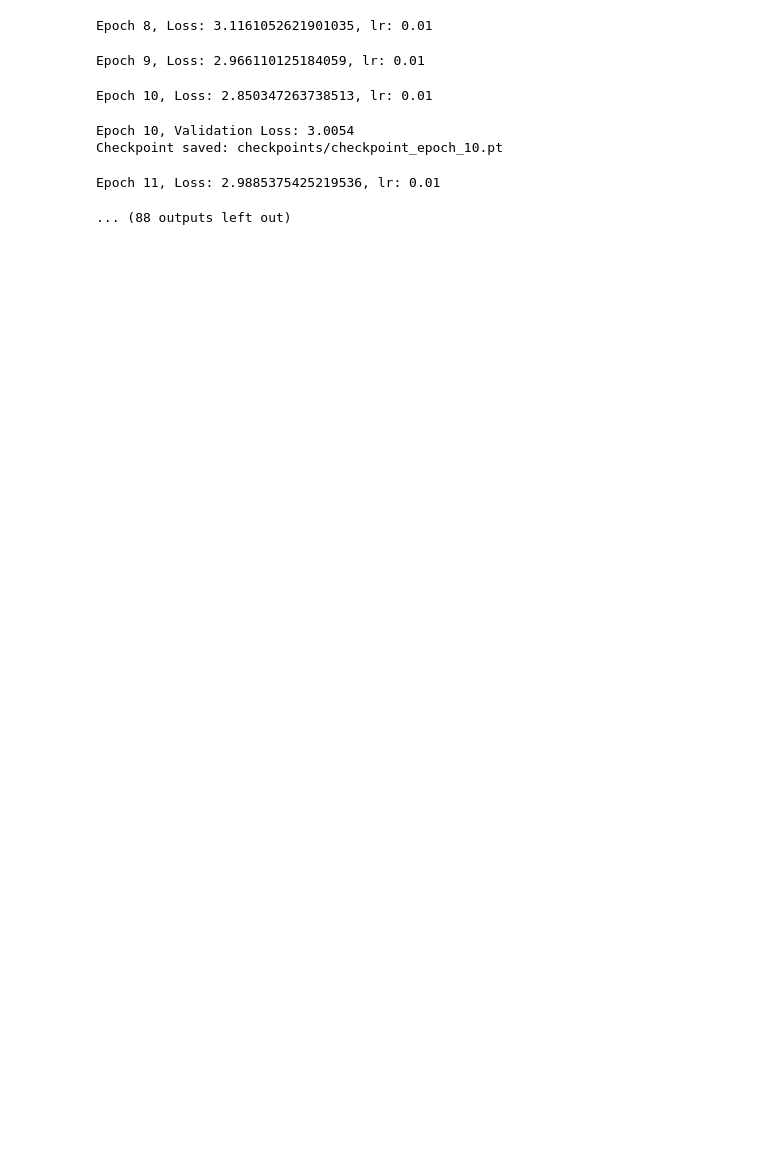
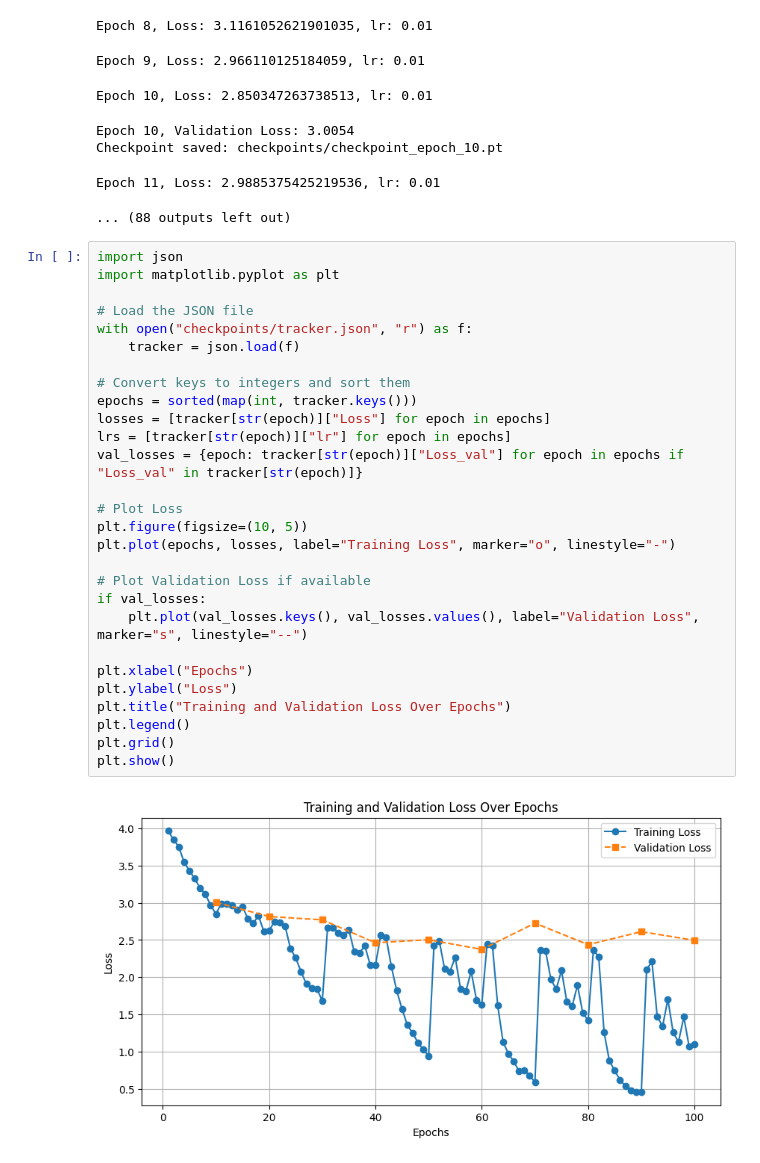
Before and after one commit to mohammed97-eldor/SimCLR, a Jupyter notebook: medium_demo.ipynb, the cells around one changed output. Drawn from its saved outputs; the diff is of its cells as text; blank space fills up the shorter version.

Commit message:
added a plot to the demo

```diff
--- a/medium_demo.ipynb
+++ b/medium_demo.ipynb
@@ -274,3 +274,33 @@ Epoch 10, Validation Loss: 3.0054
 Checkpoint saved: checkpoints/checkpoint_epoch_10.pt
 Epoch 11, Loss: 2.9885375425219536, lr: 0.01
 ... (88 outputs left out)
+# %%
+import json
+import matplotlib.pyplot as plt
+
+# Load the JSON file
+with open("checkpoints/tracker.json", "r") as f:
+    tracker = json.load(f)
+
+# Convert keys to integers and sort them
+epochs = sorted(map(int, tracker.keys()))
+losses = [tracker[str(epoch)]["Loss"] for epoch in epochs]
+lrs = [tracker[str(epoch)]["lr"] for epoch in epochs]
+val_losses = {epoch: tracker[str(epoch)]["Loss_val"] for epoch in epochs if "Loss_val" in tracker[str(epoch)]}
+
+# Plot Loss
+plt.figure(figsize=(10, 5))
+plt.plot(epochs, losses, label="Training Loss", marker="o", linestyle="-")
+
+# Plot Validation Loss if available
+if val_losses:
+    plt.plot(val_losses.keys(), val_losses.values(), label="Validation Loss", marker="s", linestyle="--")
+
+plt.xlabel("Epochs")
+plt.ylabel("Loss")
+plt.title("Training and Validation Loss Over Epochs")
+plt.legend()
+plt.grid()
+plt.show()
+# %% [output]
+[figure, added]
```
